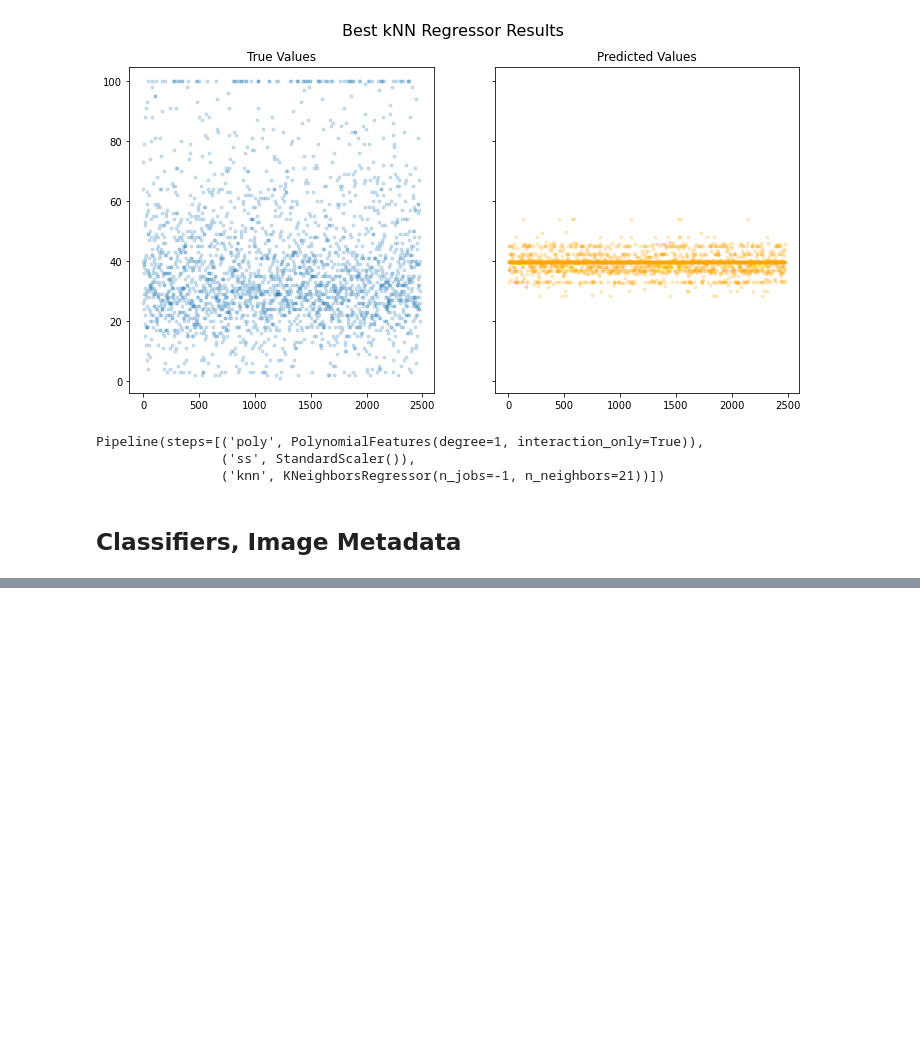
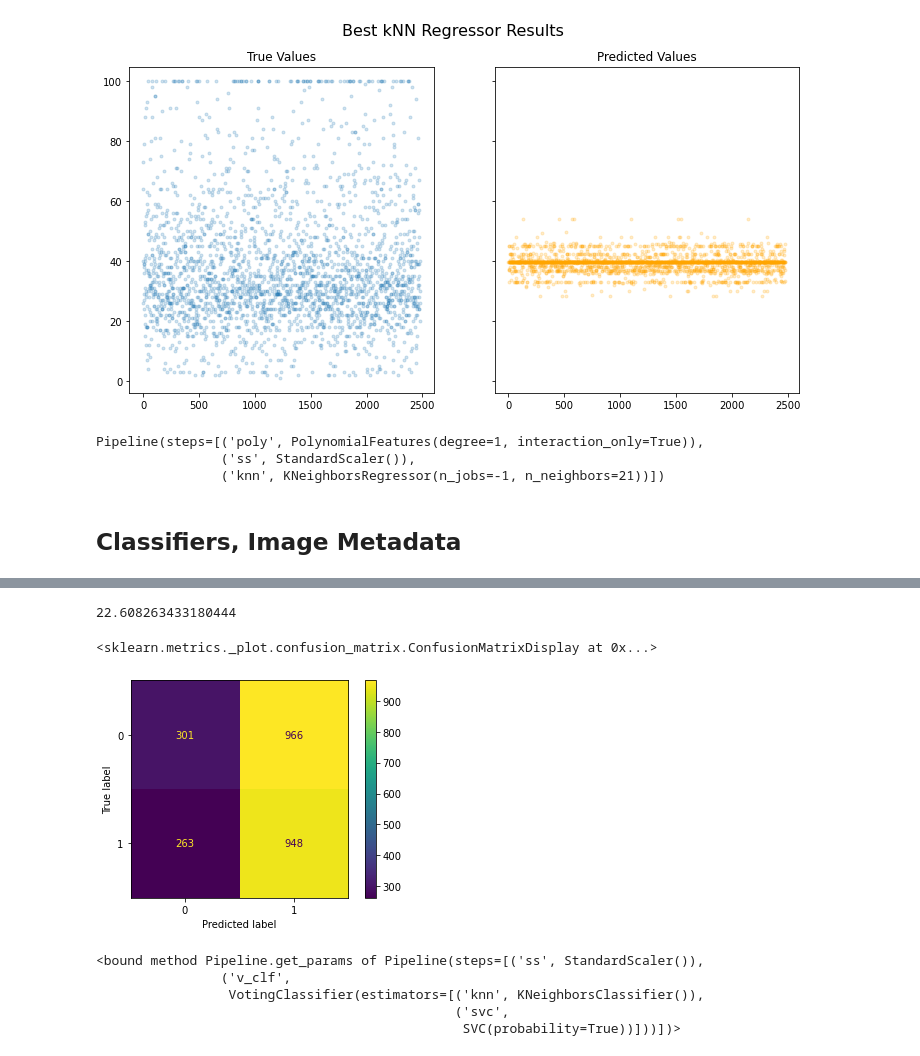
Before and after one commit to Sombrero7/pawpularity-contest, a Jupyter notebook: notebooks/modeling_notebook.ipynb, the cells around one changed output, grey strips where cells are left out. Drawn from its saved outputs; the diff is of its cells as text; code cells hidden in the pictures; blank space fills up the shorter version.

```diff
--- a/notebooks/modeling_notebook.ipynb
+++ b/notebooks/modeling_notebook.ipynb
@@ -548,0 +576,47 @@ RandomForestClassifier test RMSE: 26.01
+# %%
+voting_pipe = Pipeline(
+    steps=[('ss', StandardScaler()),
+           ('v_clf', voting_clf)])
+
+voting_grid = {
+
+    'v_clf__weights':[[1,0],[0,1],[1,1],[.5,1],[1,.5]],
+    'v_clf__voting':['soft', 'hard'],
+
+
+}
+
+voting_gs = GridSearchCV(
+    estimator=voting_pipe,
+    param_grid=voting_grid,
+    cv=5,
+    scoring='f1'
+)
+# %%
+map_dict = {25:0, 46:1}
+# %%
+y = y_train_clf2.map(map_dict)
+y_t = y_test_clf2.map(map_dict)
+# %%
+voting_gs.fit(X_train_clf2, y)
+v_best = voting_gs.best_estimator_
+# %%
+inv_map = {0:25, 1:46}
+preds = v_best.predict(X_test_clf2)
+p = pd.Series(preds).map(inv_map)
+mean_squared_error(y_test_reg, p, squared=False)
+# %% [output]
+22.608263433180444
+# %%
+plot_confusion_matrix(v_best, X_test_clf2, y_t)
+# %% [output]
+<sklearn.metrics._plot.confusion_matrix.ConfusionMatrixDisplay at 0x...>
+[figure, added]
+# %%
+voting_pipe.get_params
+# %% [output]
+<bound method Pipeline.get_params of Pipeline(steps=[('ss', StandardScaler()),
+                ('v_clf',
+                 VotingClassifier(estimators=[('knn', KNeighborsClassifier()),
+                                              ('svc',
+                                               SVC(probability=True))]))])>
```
Also changed, not shown: parts of 11 cells of this notebook, 1 other file.
